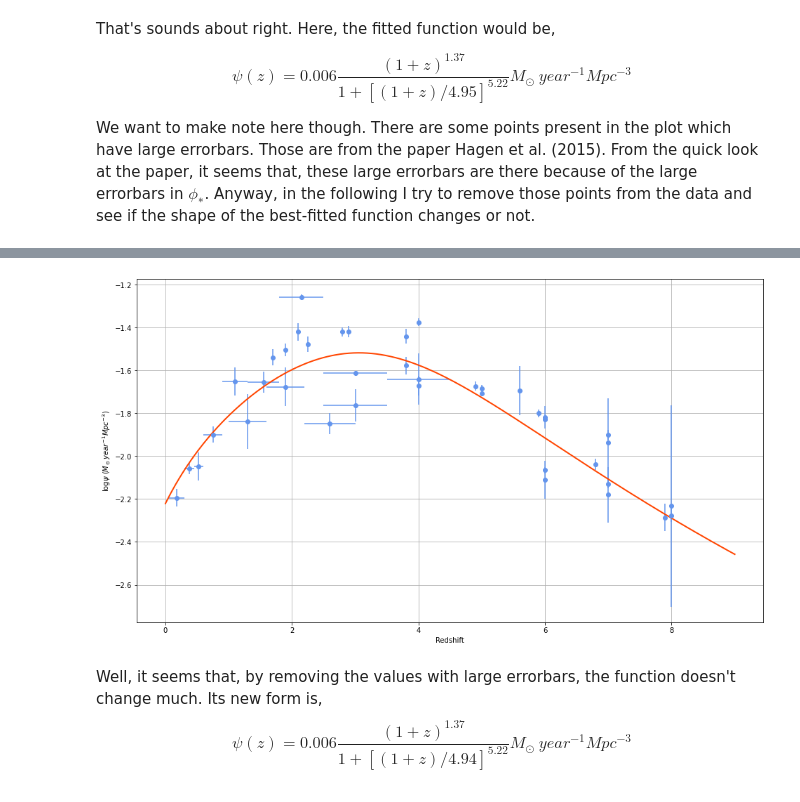
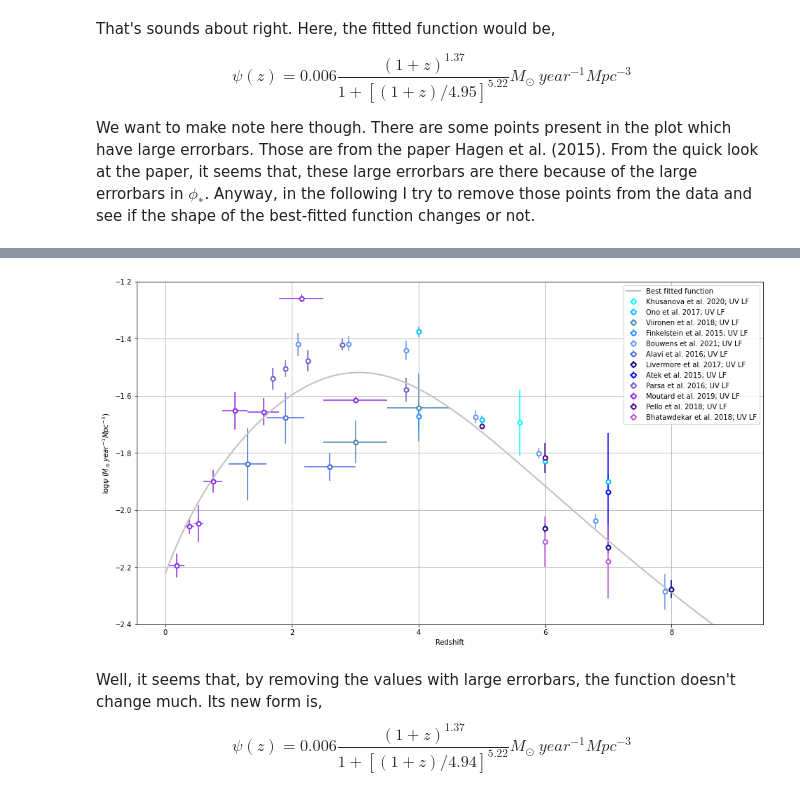
Before and after one commit to Jayshil/csfrd, a Jupyter notebook: Results/res1.ipynb, the cells around one changed output, grey strips where cells are left out. Cells and saved outputs as stored; diff of their text form; code cells hidden in the pictures.

```diff
--- a/Results/res1.ipynb
+++ b/Results/res1.ipynb
@@ -191,15 +200,32 @@ soln1
-# %%
-best_fit_fun1 = psi_new(znew, *soln1.x)
-log_best_fit1 = np.log10(best_fit_fun1)
-
-plt.figure(figsize=(16,9))
-plt.errorbar(zcen1, log_sfrd1, xerr=[zup1, zdo1], yerr=log_sfrd_err1, fmt='o', c='cornflowerblue')
-plt.plot(znew, log_best_fit1, label='Best fitted function', lw=2, c='orangered')
-plt.xlabel('Redshift')
-plt.ylabel(r'$\log{\psi}$ ($M_\odot year^{-1} Mpc^{-3}$)')
-plt.grid()
-# %% [output]
-[figure, removed]
+# %%
+best_fit_fun1 = psi_new(znew, *soln1.x)
+log_best_fit1 = np.log10(best_fit_fun1)
+
+plt.figure(figsize=(16,9))
+plt.plot(znew, log_best_fit1, label='Best fitted function', lw=2, c='silver')
+
+# Plotting Data
+for i in range(len(ppr_uv)):
+    zc_uv, zp, zn, lg_sf, lg_sfe = np.array([]), np.array([]), np.array([]), np.array([]), np.array([])
+    for j in range(len(ppr_uv1)):
+        if ppr_uv1[j] == ppr_uv[i]:
+            zc_uv = np.hstack((zc_uv, zcen_uv[j]))
+            lg_sf = np.hstack((lg_sf, log_sfrd_uv[j]))
+            lg_sfe = np.hstack((lg_sfe, log_sfrd_uv_err[j]))
+            zp = np.hstack((zp, zup[j]))
+            zn = np.hstack((zn, zdo[j]))
+    if ppr_uv[i] == 'Hagen_et_al._2015':
+        continue
+    else:
+        plt.errorbar(zc_uv, lg_sf, xerr=[zn, zp], yerr=lg_sfe, c=cols[i], label=ppr_uv[i].replace('_',' ') + '; UV LF', fmt='o', mfc='white', mew=2)
+
+plt.xlabel('Redshift')
+plt.ylabel(r'$\log{\psi}$ ($M_\odot year^{-1} Mpc^{-3}$)')
+plt.ylim([-2.4, -1.2])
+plt.legend(loc='best')
+plt.grid()
+# %% [output]
+[figure, added]
 # %% [markdown]
 Well, it seems that, by removing the values with large errorbars, the function doesn't change much. Its new form is,
 $$ \psi(z) = 0.006 \frac{(1+z)^{1.37}}{1 + [(1+z)/4.94]^{5.22}} M_\odot \ year^{-1} Mpc^{-3}$$
```
Also changed, not shown: parts of 5 cells of this notebook, 1 other file.
